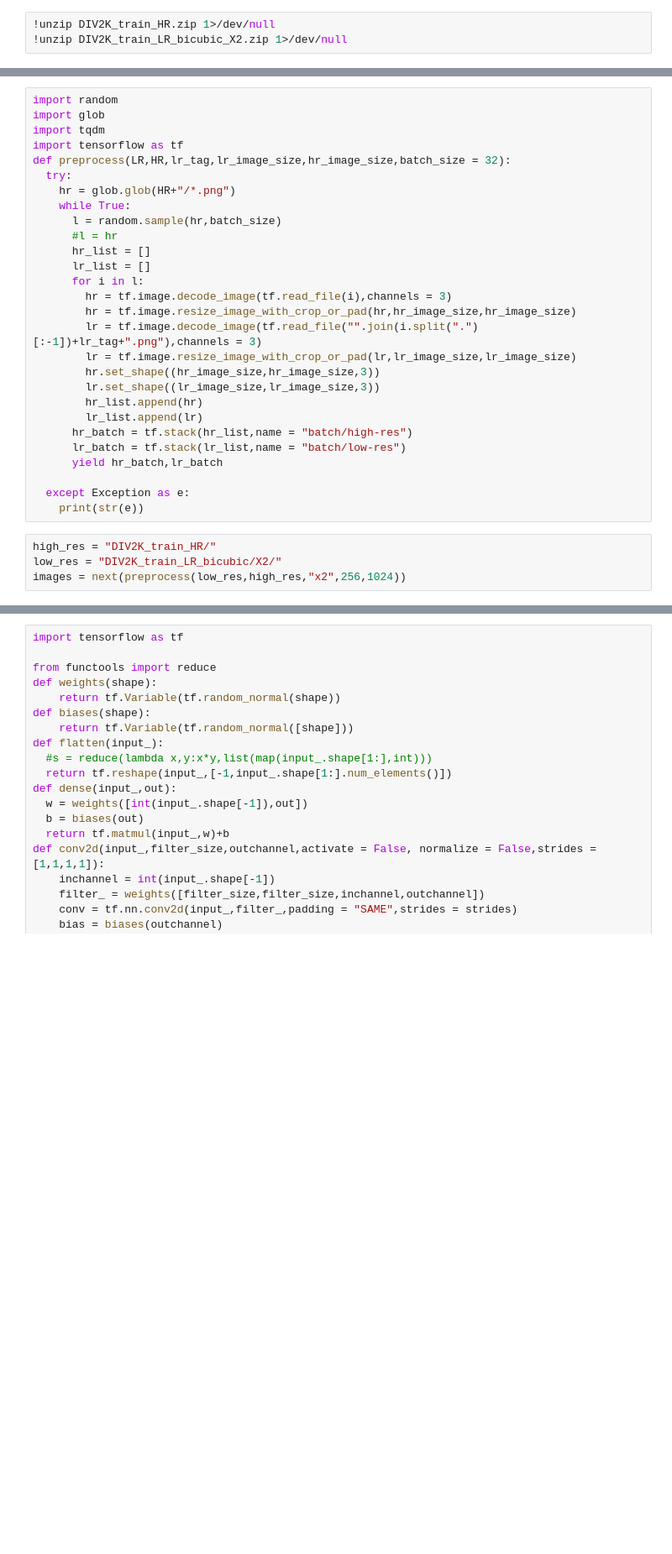
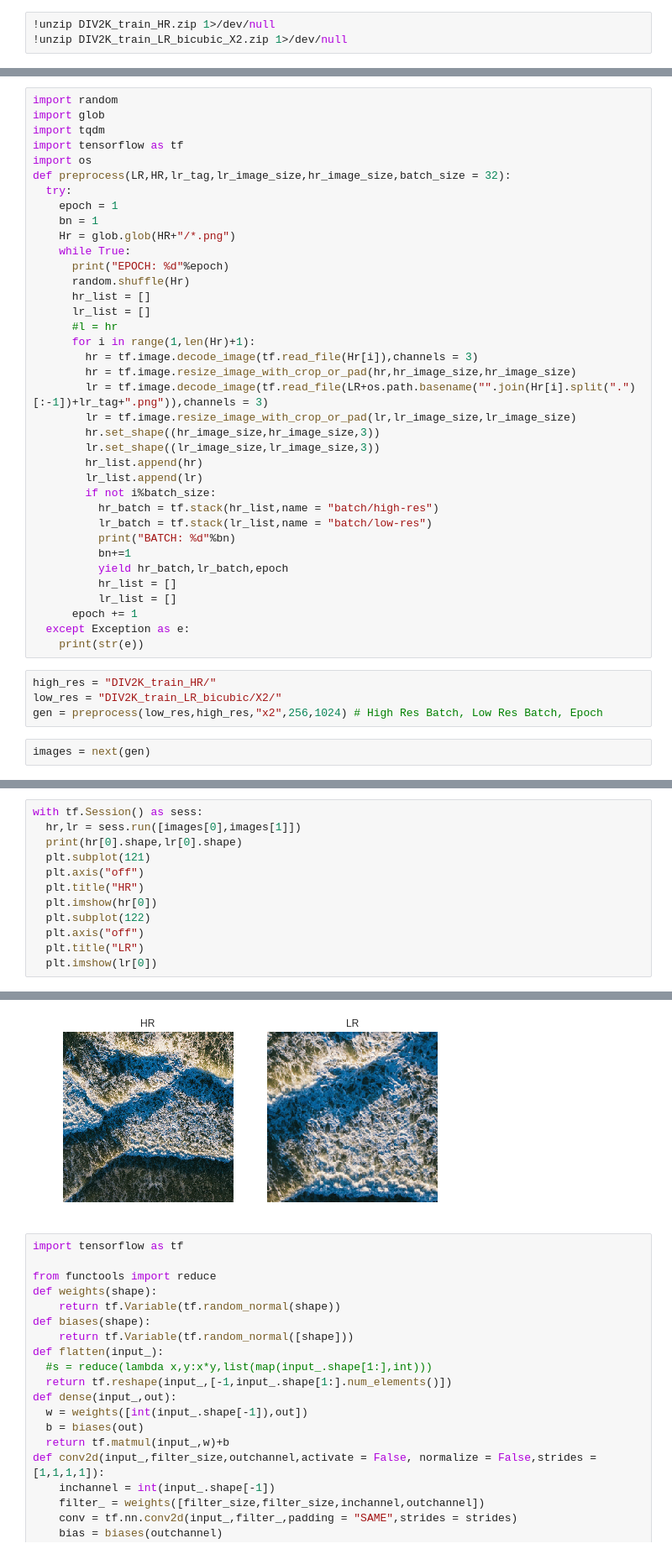
Before and after one commit to Tubbz-alt/SuperRes-GAN, a Jupyter notebook: SRGAN.ipynb, the cells around one changed output, grey strips where cells are left out. Shown: that part at 84% size. Drawn from its saved outputs; the diff is of its cells as text; blank space fills up the shorter version.

Commit message:
Created Preprocessor and Batch Generator

```diff
--- a/SRGAN.ipynb
+++ b/SRGAN.ipynb
@@ -49,30 +56,41 @@ import random
 import glob
 import tqdm
 import tensorflow as tf
+import os
 def preprocess(LR,HR,lr_tag,lr_image_size,hr_image_size,batch_size = 32):
   try:
-    hr = glob.glob(HR+"/*.png")
+    epoch = 1
+    bn = 1
+    Hr = glob.glob(HR+"/*.png")
     while True:
-      l = random.sample(hr,batch_size)
-      #l = hr
+      print("EPOCH: %d"%epoch)
+      random.shuffle(Hr)
       hr_list = []
       lr_list = []
-      for i in l:
-        hr = tf.image.decode_image(tf.read_file(i),channels = 3)
+      #l = hr
+      for i in range(1,len(Hr)+1):
+        hr = tf.image.decode_image(tf.read_file(Hr[i]),channels = 3)
         hr = tf.image.resize_image_with_crop_or_pad(hr,hr_image_size,hr_image_size)
-        lr = tf.image.decode_image(tf.read_file("".join(i.split(".")[:-1])+lr_tag+".png"),channels = 3)
+        lr = tf.image.decode_image(tf.read_file(LR+os.path.basename("".join(Hr[i].split(".")[:-1])+lr_tag+".png")),channels = 3)
         lr = tf.image.resize_image_with_crop_or_pad(lr,lr_image_size,lr_image_size)
         hr.set_shape((hr_image_size,hr_image_size,3))
         lr.set_shape((lr_image_size,lr_image_size,3))
         hr_list.append(hr)
         lr_list.append(lr)
-      hr_batch = tf.stack(hr_list,name = "batch/high-res")
-      lr_batch = tf.stack(lr_list,name = "batch/low-res")
-      yield hr_batch,lr_batch
-
+        if not i%batch_size:
+          hr_batch = tf.stack(hr_list,name = "batch/high-res")
+          lr_batch = tf.stack(lr_list,name = "batch/low-res")
+          print("BATCH: %d"%bn)
+          bn+=1
+          yield hr_batch,lr_batch,epoch
+          hr_list = []
+          lr_list = []
+      epoch += 1
   except Exception as e:
     print(str(e))
 # %%
 high_res = "DIV2K_train_HR/"
 low_res = "DIV2K_train_LR_bicubic/X2/"
-images = next(preprocess(low_res,high_res,"x2",256,1024))
+gen = preprocess(low_res,high_res,"x2",256,1024) # High Res Batch, Low Res Batch, Epoch
+# %%
+images = next(gen)
@@ -82,0 +104,13 @@ Tensor("batch/low-res:0", shape=(32, 256, 256, 3), dtype=uint8)
+# %%
+with tf.Session() as sess:
+  hr,lr = sess.run([images[0],images[1]])
+  print(hr[0].shape,lr[0].shape)
+  plt.subplot(121)
+  plt.axis("off")
+  plt.title("HR")
+  plt.imshow(hr[0])
+  plt.subplot(122)
+  plt.axis("off")
+  plt.title("LR")
+  plt.imshow(lr[0])
+# %% [output]
@@ -83,3 +118,4 @@ Tensor("batch/low-res:0", shape=(32, 256, 256, 3), dtype=uint8)
+[figure, added]
 # %%
 import tensorflow as tf
 
```
Also changed, not shown: parts of 10 cells of this notebook.
